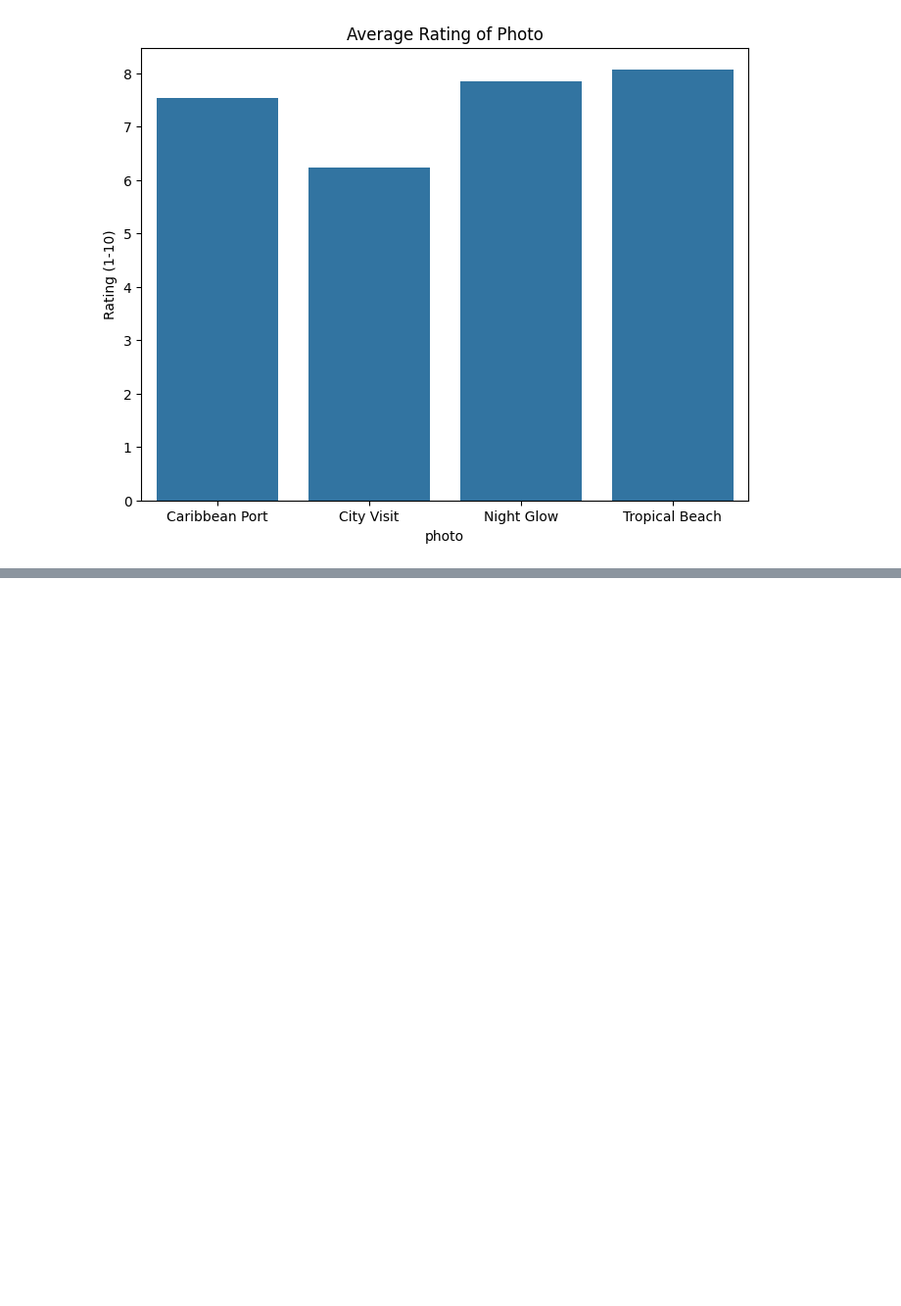
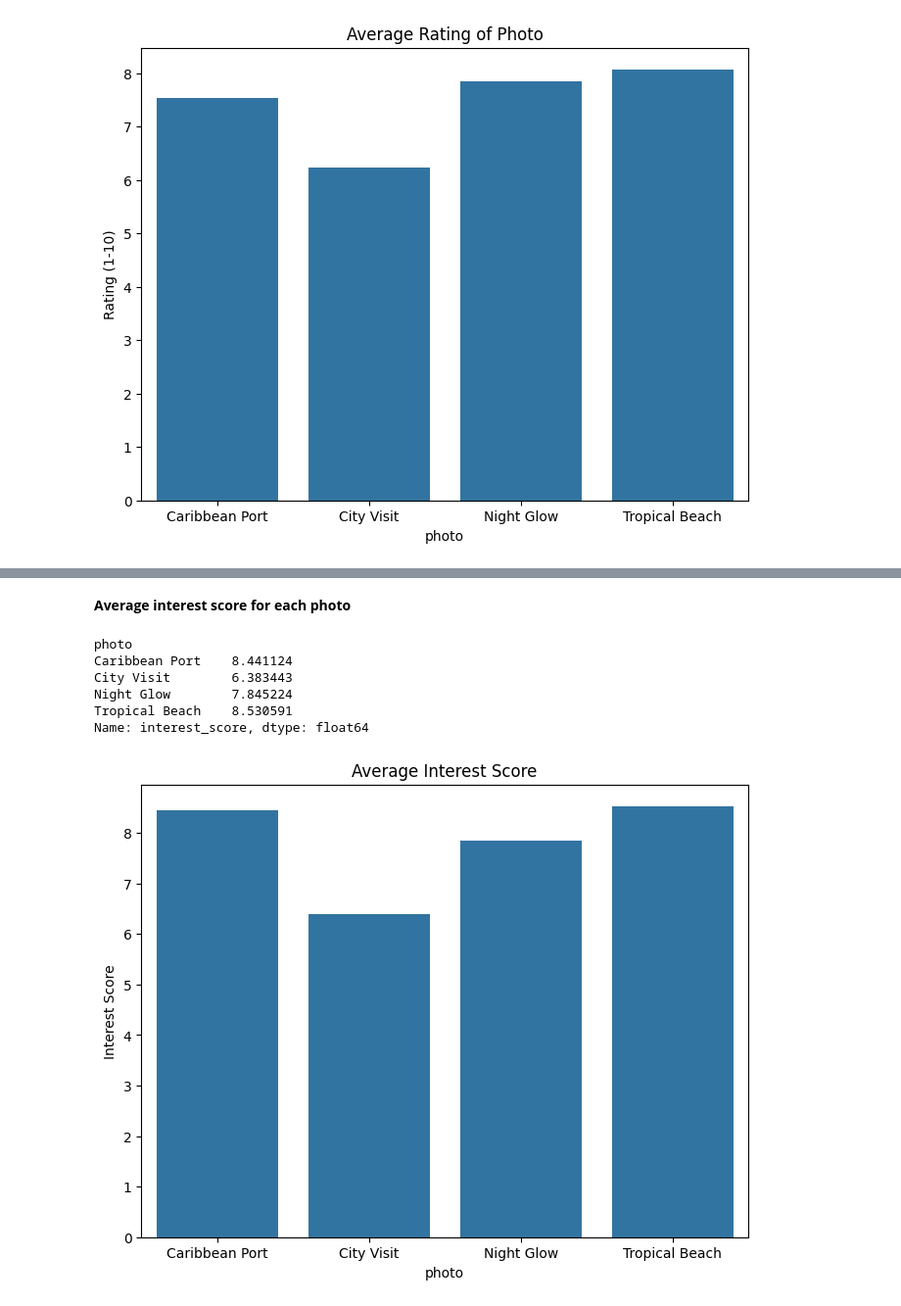
Before and after one commit to pranjul11garg/Lobster-Land-Marketing-Strategy, a Jupyter notebook: lobster.ipynb, the cells around one changed output, grey strips where cells are left out. Shown at 98% size. Saved outputs shown, nothing was run; the diff lists cells and outputs as text; code cells hidden in the pictures; blank space fills up the shorter version.

Commit message:
Avg interest score

```diff
--- a/lobster.ipynb
+++ b/lobster.ipynb
@@ -1222,0 +1235,20 @@ plt.show()
+# %% [markdown]
+**Average interest score for each photo**
+# %%
+interest_score_avg = ab_pics.groupby('photo')['interest_score'].mean()
+interest_score_avg
+# %% [output]
+photo
+Caribbean Port    8.441124
+City Visit        6.383443
+Night Glow        7.845224
+Tropical Beach    8.530591
+Name: interest_score, dtype: float64
+# %%
+plt.figure(figsize=(8,6))
+sns.barplot(x=interest_score_avg.index, y=interest_score_avg.values)
+plt.title("Average Interest Score")
+plt.ylabel("Interest Score")
+plt.show()
+# %% [output]
+[figure, added]
```
Also changed, not shown: parts of 2 cells of this notebook.
